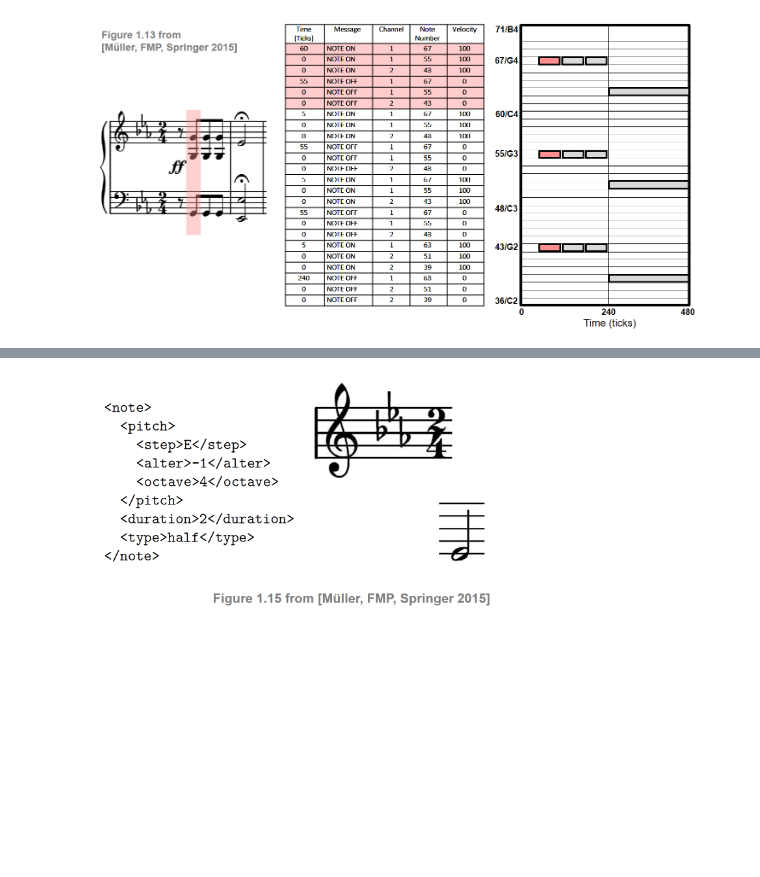
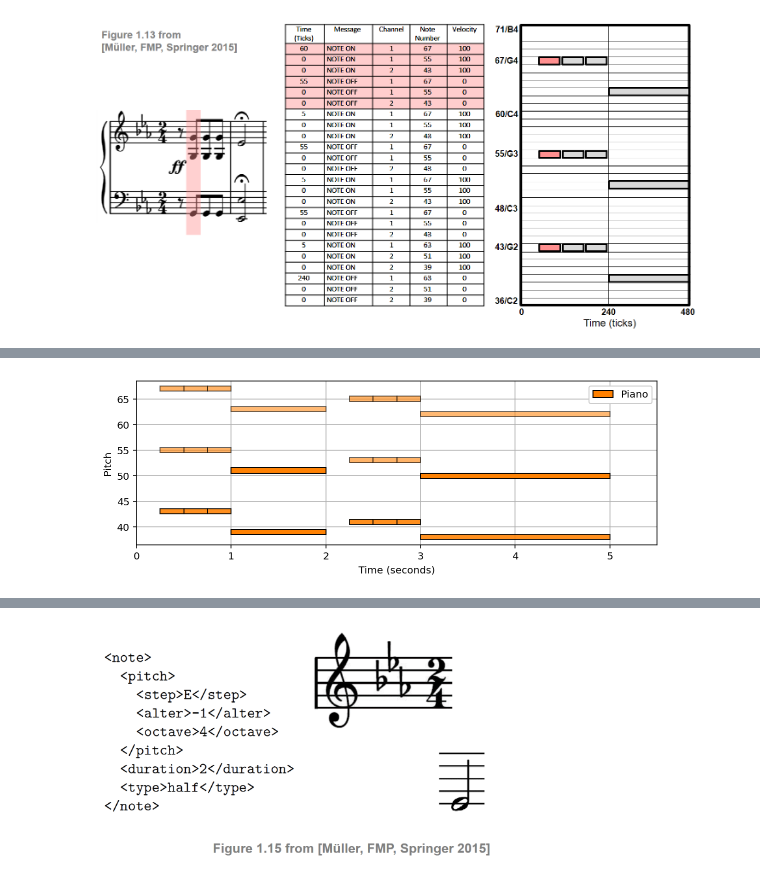
Before and after one commit to jo-cho/mir_kr, a Jupyter notebook: Notebooks/2. Music Representation/2.2.Symbolic_Representation.ipynb, the cells around one changed output, grey strips where cells are left out. Cells and saved outputs as stored; diff of their text form; code cells hidden in the pictures; blank space fills up the shorter version.

```diff
--- a/Notebooks/2. Music Representation/2.2.Symbolic_Representation.ipynb
+++ b/Notebooks/2. Music Representation/2.2.Symbolic_Representation.ipynb
@@ -47,0 +96,29 @@ Image("../img/2.music_representation/FMP_C1_F13.png", width=600, height=600)
+# %%
+def midi_to_list(midi):
+    """Convert a midi file to a list of note events
+
+    Args:
+        midi (str or pretty_midi.pretty_midi.PrettyMIDI): Either a path to a midi file or PrettyMIDI object
+
+    Returns:
+        score (list): A list of note events where each note is specified as
+            ``[start, duration, pitch, velocity, label]``
+    """
+
+    if isinstance(midi, str):
+        midi_data = pretty_midi.pretty_midi.PrettyMIDI(midi)
+    elif isinstance(midi, pretty_midi.pretty_midi.PrettyMIDI):
+        midi_data = midi
+    else:
+        raise RuntimeError('midi must be a path to a midi file or pretty_midi.PrettyMIDI')
+
+    score = []
+
+    for instrument in midi_data.instruments:
+        for note in instrument.notes:
+            start = note.start
+            duration = note.end - start
+            pitch = note.pitch
+            velocity = note.velocity / 128.
+            score.append([start, duration, pitch, velocity, instrument.name])
+    return score
@@ -47,0 +178,5 @@ Image("../img/2.music_representation/FMP_C1_F13.png", width=600, height=600)
+# %%
+score = midi_to_list(midi_data)
+visualize_piano_roll(score, figsize=(8, 3), velocity_alpha=True);
+# %% [output]
+[figure, added]
```
Also changed, not shown: parts of 16 cells of this notebook, 3 other files.
